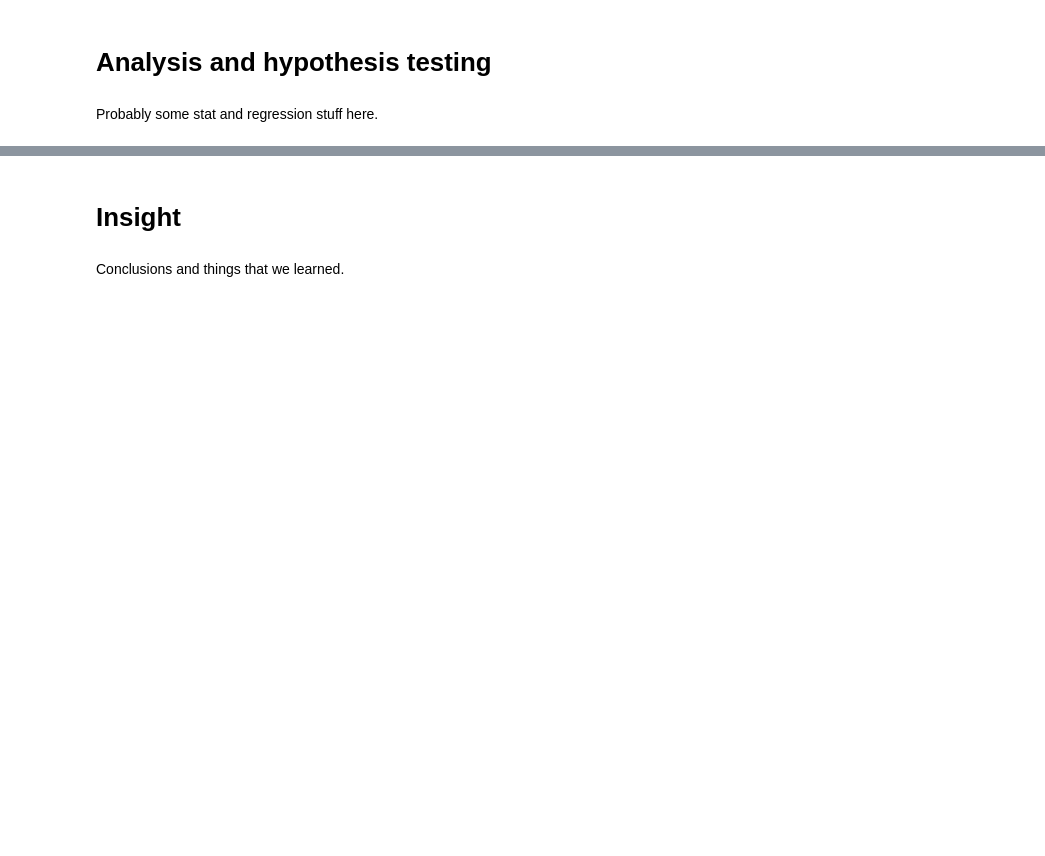
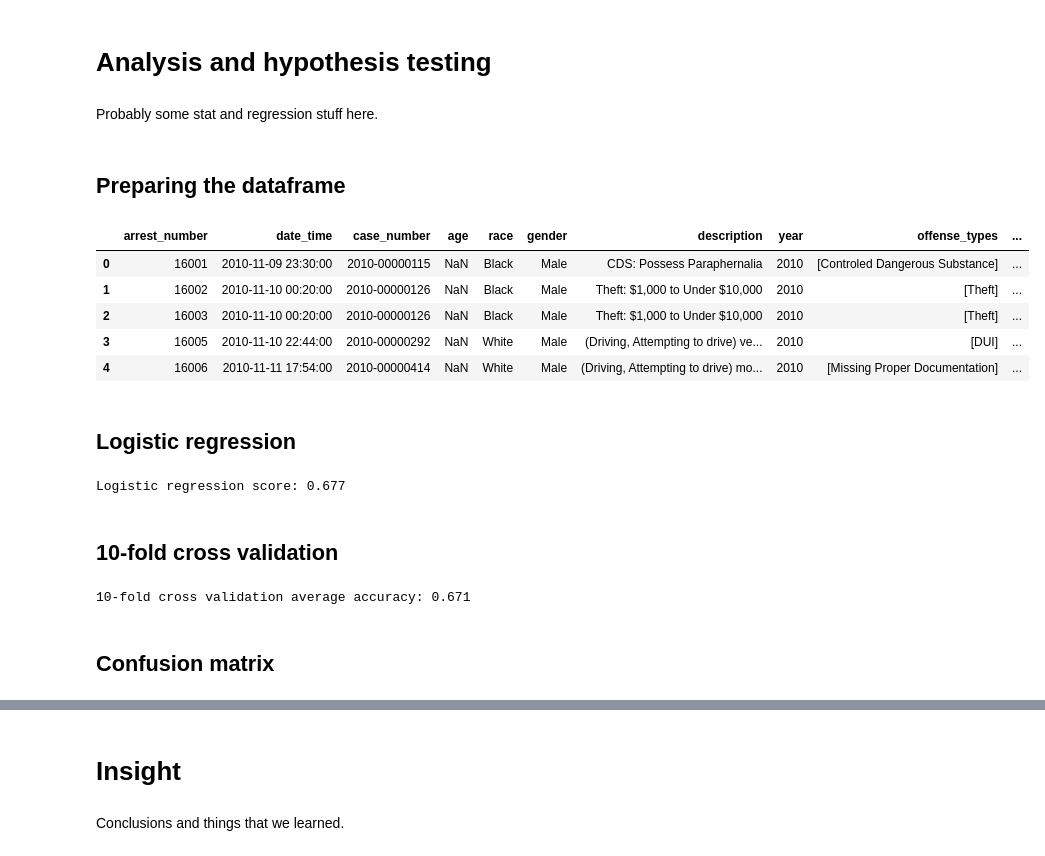
Before and after one commit to NathanOstrander18/college-park-arrests, a Jupyter notebook: final-project.ipynb, the cells around one changed output, grey strips where cells are left out. Cells and saved outputs as stored; diff of their text form; code cells hidden in the pictures; blank space fills up the shorter version.

```diff
--- a/final-project.ipynb
+++ b/final-project.ipynb
@@ -459,3 +464,58 @@ Earlier we made the predictions that an uptick in arrests on the weekends and in
 # Analysis and hypothesis testing
 # %% [markdown]
 Probably some stat and regression stuff here.
+# %% [markdown]
+<h2>Preparing the dataframe</h2>
+# %%
+dataframe['month'] = -1   #1-12
+dataframe['weekday'] = -1 #0-6
+dataframe['hour'] = -1    #0-23
+dataframe['alcohol'] = False
+
+for index, row in dataframe.iterrows():
+    month = dataframe.get_value(index, 'date_time').month
+    weekday = dataframe.get_value(index, 'date_time').weekday()
+    hour = dataframe.get_value(index, 'date_time').hour
+    dataframe.set_value(index, 'month', month)
+    dataframe.set_value(index, 'weekday', weekday)
+    dataframe.set_value(index, 'hour', hour)
+
+    offenses = dataframe.get_value(index, 'offense_types')
+    if 'Alcohol Related' in offenses or 'DUI' in offenses:
+        dataframe.set_value(index, 'alcohol', True)
+
+dataframe.head()
+# %% [output]
+|  | arrest_number | date_time | case_number | age | race | gender | description | year | offense_types | ... |
+| 0 | 16001 | 2010-11-09 23:30:00 | 2010-00000115 | NaN | Black | Male | CDS: Possess Paraphernalia | 2010 | [Controled Dangerous Substance] | ... |
+| 1 | 16002 | 2010-11-10 00:20:00 | 2010-00000126 | NaN | Black | Male | Theft: $1,000 to Under $10,000 | 2010 | [Theft] | ... |
+| 2 | 16003 | 2010-11-10 00:20:00 | 2010-00000126 | NaN | Black | Male | Theft: $1,000 to Under $10,000 | 2010 | [Theft] | ... |
+| 3 | 16005 | 2010-11-10 22:44:00 | 2010-00000292 | NaN | White | Male | (Driving, Attempting to drive) ve... | 2010 | [DUI] | ... |
+| 4 | 16006 | 2010-11-11 17:54:00 | 2010-00000414 | NaN | White | Male | (Driving, Attempting to drive) mo... | 2010 | [Missing Proper Documentation] | ... |
+# %% [markdown]
+<h2>Logistic regression</h2>
+# %%
+regr = LogisticRegression()
+
+X = dataframe[['year', 'month', 'weekday', 'hour']]
+y = dataframe['alcohol']
+X_train, X_test, y_train, y_test = train_test_split(X, y, test_size=0.3, random_state=0)
+
+regr.fit(X_train, y_train)
+
+print('Logistic regression score: %.3f' % regr.score(X_test, y_test))
+# %% [output]
+Logistic regression score: 0.677
+# %% [markdown]
+<h2>10-fold cross validation</h2>
+# %%
+kfold = model_selection.KFold(n_splits=10, random_state=7)
+modelCV = LogisticRegression()
+scoring = 'accuracy'
+results = model_selection.cross_val_score(modelCV, X_train, y_train, cv=kfold, scoring=scoring)
+
+print('10-fold cross validation average accuracy: %.3f' % (results.mean()))
+# %% [output]
+10-fold cross validation average accuracy: 0.671
+# %% [markdown]
+<h2>Confusion matrix</h2>
```
Also changed, not shown: parts of 4 cells of this notebook.
